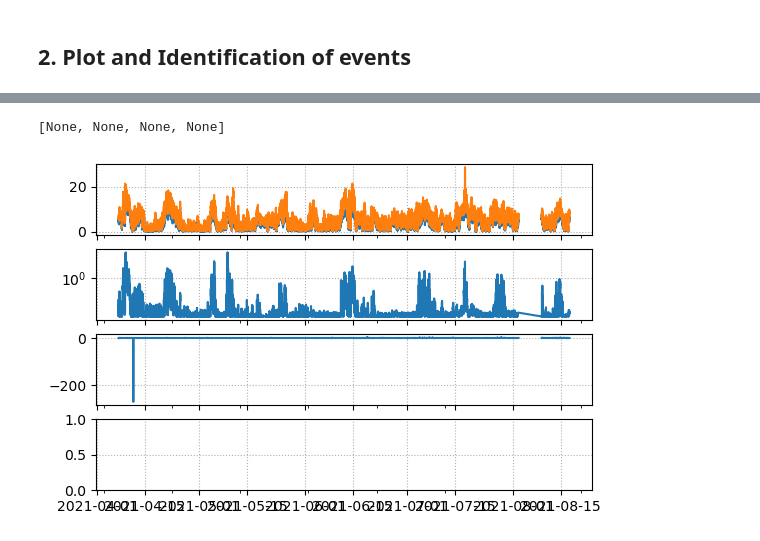
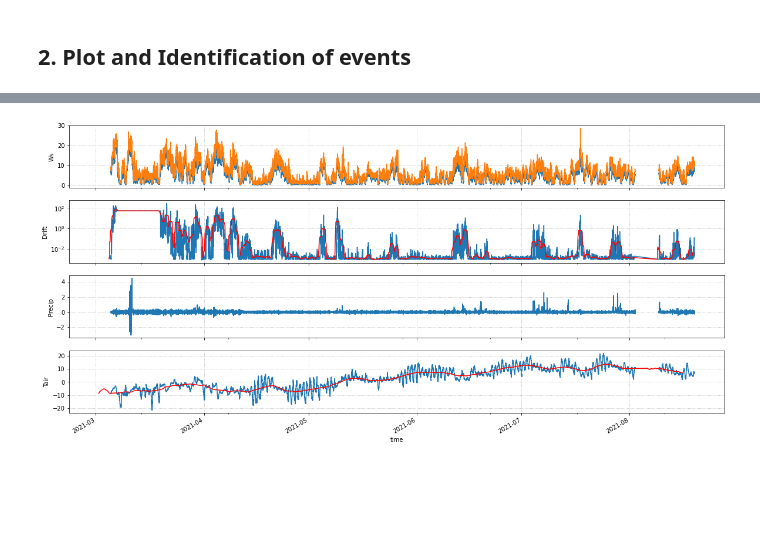
Before and after one commit to UiOHive/SnowyOwl, a Jupyter notebook: analysis/2021Spring_meteo.ipynb, the cells around one changed output, grey strips where cells are left out. Drawn from its saved outputs; the diff is of its cells as text; code cells hidden in the pictures; blank space fills up the shorter version.

Commit message:
started animation for whole spring season

```diff
--- a/analysis/2021Spring_meteo.ipynb
+++ b/analysis/2021Spring_meteo.ipynb
@@ -27,7 +29,7 @@ import datetime
 ## 1. Download data from database
 # %%
 
-start = datetime.datetime(2021,4,7,9)
+start = datetime.datetime(2021,3,5,9)
 end = datetime.datetime(2021,6,13,6)
 
 var_oi_mean = ['FC1DRIFTmean_99_99_1_1_1',
@@ -47,10 +49,10 @@ var_oi_max = ['FC1DRIFTmax_99_99_1_1_1',
 
 df_mean = query.query('clickhouse', serial=3668, table='finseflux_Biomet',limit=10000000,
                  fields=var_oi_mean, time__gte=start, time_lte=end,
-                interval=60*10, interval_agg='mean')
+                interval=60*12, interval_agg='mean')
 df_max = query.query('clickhouse', serial=3668, table='finseflux_Biomet',limit=10000000,
                  fields=var_oi_max, time__gte=start, time_lte=end,
-                interval=60*10, interval_agg='max')
+                interval=60*12, interval_agg='max')
 # %%
 df_mean.columns = [var_dict.CR6_biomet_perm[x] for x in df_mean.columns]
 df_max.columns = [var_dict.CR6_biomet_perm[x] for x in df_max.columns]
@@ -66,11 +67,0 @@ df_mean.head()
-# %%
-# Correct data
-# 1. remove precipitation bucket signal
-df_max['precip'] = df_max.metno_r.diff()
-df_max.precip.loc[df_max.precip<-100] = 0
-
-# 1. remove precipitation bucket signal
-df_mean['precip'] = df_max.metno_r.diff()
-df_mean.precip.loc[df_max.precip<-100] = 0
-
-# 2. remove bad flowcapt 2 data (flowcapt sensor 2 keeps failing)
@@ -86,21 +153,29 @@ import matplotlib.pyplot as plt
 # %%
-fig, ax = plt.subplots(4,1,sharex=True)
+fig, ax = plt.subplots(4,1,sharex=True, figsize=(20,10))
 
 # wind speed panel
 df_mean.ws.plot(ax=ax[0], label='Mean')
 df_max.ws.plot(ax=ax[0], label='Max')
+#ax[0].vlines(ds.time, 0, 30)
+ax[0].set_ylabel('Ws')
 
 
 # flowcapt panel
 #(df_mean.fc1drift_mean).plot(ax=ax[1])
 ax[1].semilogy(df_mean.fc1drift_mean)
+ax[1].semilogy(df_mean.fc1drift_mean.rolling('1D').mean().shift(-12, freq='h'), color='r')
+ax[1].set_ylabel('Drift')
+
 
 # Precipitation panel
-df_max.metno_r.diff().plot(ax=ax[2])
-
+df_max.precip.plot(ax=ax[2])
+ax[2].set_ylabel('Precip')
 # Temperature
+df_mean.ta.plot(ax=ax[3])
+df_mean.ta.rolling('7D').mean().shift(-3.5, freq='D').plot(ax=ax[3], color='r', label='Weekly mean')
+ax[3].set_ylabel('Tair')
 
 [x.grid(linestyle=':') for x in ax]
+plt.show()
 # %% [output]
-[None, None, None, None]
-[figure, old version]
+[figure, new version]
```
Also changed, not shown: parts of 18 cells of this notebook, 5 other files.
